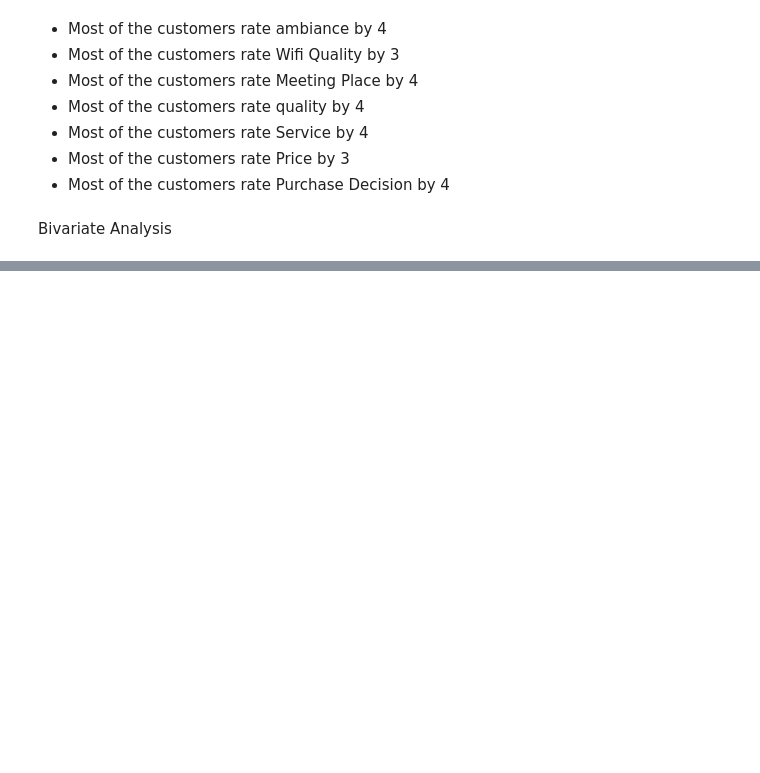
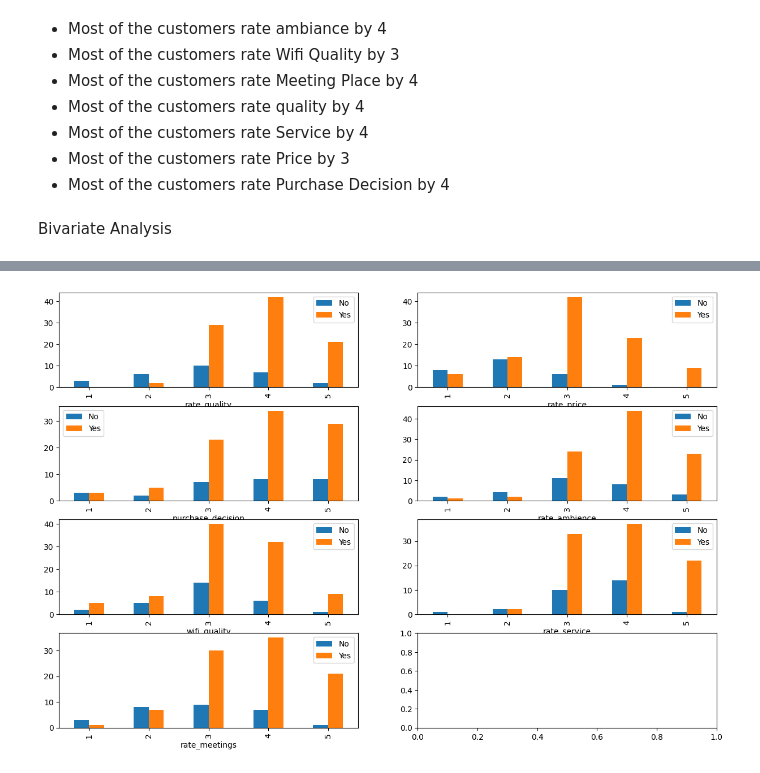
Before and after one commit to Bgisemba/Coffe-customer-satisfaction, a Jupyter notebook: Coffee_Survey.ipynb, the cells around one changed output, grey strips where cells are left out. Cells and saved outputs as stored; diff of their text form; code cells hidden in the pictures; blank space fills up the shorter version.

```diff
--- a/Coffee_Survey.ipynb
+++ b/Coffee_Survey.ipynb
@@ -509,0 +573,41 @@ Bivariate Analysis
+# %%
+#purchase by quality rating
+purchase_qual = pd.pivot_table(data=df, index='rate_quality', values=['Yes', 'No'],
+               aggfunc = {'Yes':'sum', 'No':'sum'})
+
+#purchase by price rating
+purchase_price = pd.pivot_table(data=df, index='rate_price', values=['Yes', 'No'],
+               aggfunc = {'Yes':'sum', 'No':'sum'})
+
+#purchase by purchase decision
+purchase_purch = pd.pivot_table(data=df, index='purchase_decision', values=['Yes', 'No'],
+               aggfunc = {'Yes':'sum', 'No':'sum'})
+
+#purchase by ambience rating
+purchase_amb = pd.pivot_table(data=df, index='rate_ambience', values=['Yes', 'No'],
+               aggfunc = {'Yes':'sum', 'No':'sum'})
+
+#purchase by wifi quality
+purchase_wifi = pd.pivot_table(data=df, index='wifi_quality', values=['Yes', 'No'],
+               aggfunc = {'Yes':'sum', 'No':'sum'})
+
+#purchase by service rating
+purchase_service = pd.pivot_table(data=df, index='rate_service', values=['Yes', 'No'],
+               aggfunc = {'Yes':'sum', 'No':'sum'})
+
+#purchase by hangout place rating
+purchase_hangout = pd.pivot_table(data=df, index='rate_meetings', values=['Yes', 'No'],
+               aggfunc = {'Yes':'sum', 'No':'sum'})
+# %%
+fig, axes = plt.subplots(nrows=4, ncols=2)
+
+purchase_qual.plot(kind='bar',ax=axes[0,0],figsize=(15,10))
+purchase_price.plot(kind='bar',ax=axes[0,1],figsize=(15,10))
+purchase_purch.plot(kind='bar',ax=axes[1,0])
+purchase_amb.plot(kind='bar',ax=axes[1,1])
+purchase_wifi.plot(kind='bar',ax=axes[2,0])
+purchase_service.plot(kind='bar',ax=axes[2,1])
+purchase_hangout.plot(kind='bar',ax=axes[3,0])
+plt.show()
+# %% [output]
+[figure, added]
```
Also changed, not shown: parts of 6 cells of this notebook.
